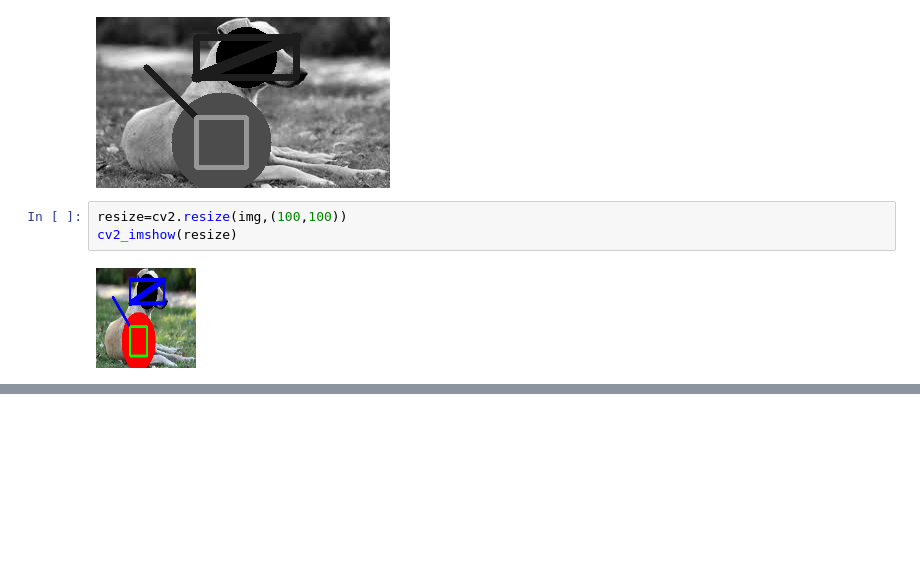
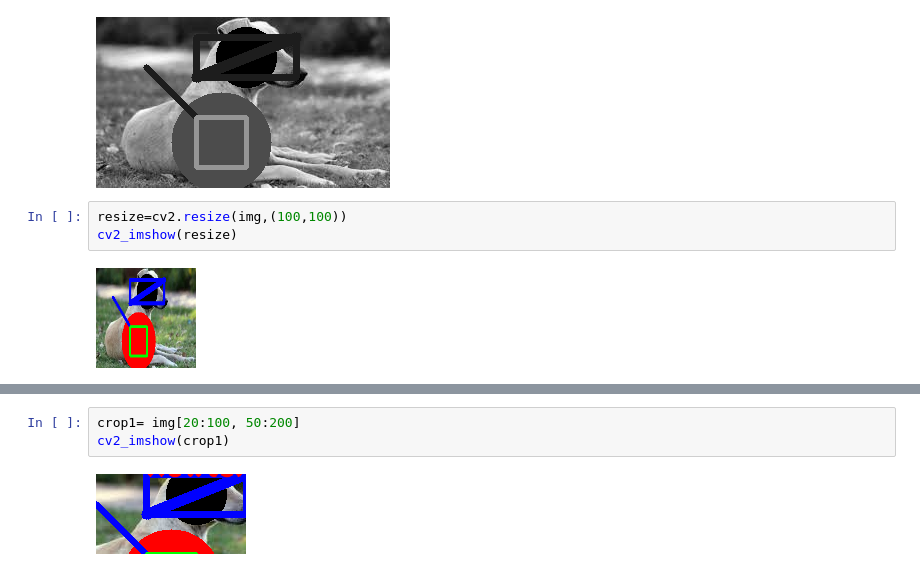
Before and after one commit to 9keystrokes/CVDL-BT22CSD035, a Jupyter notebook: LAB-1.ipynb, the cells around one changed output, grey strips where cells are left out. Drawn from its saved outputs; the diff is of its cells as text; blank space fills up the shorter version.

```diff
--- a/LAB-1.ipynb
+++ b/LAB-1.ipynb
@@ -146,0 +173,5 @@ cv2_imshow(resize)
+# %%
+crop1= img[20:100, 50:200]
+cv2_imshow(crop1)
+# %% [output]
+[figure, added]
```
Also changed, not shown: parts of 7 cells of this notebook.
